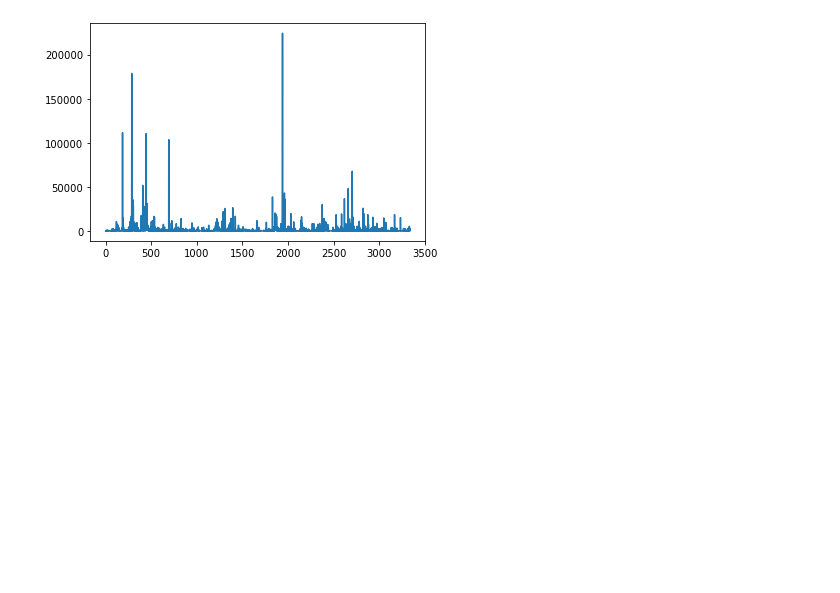
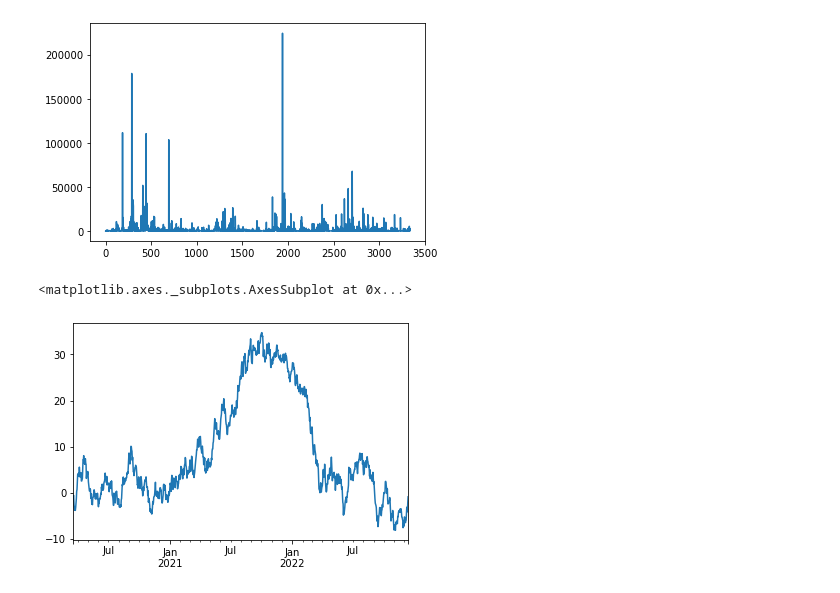
Before and after one commit to Wirt4/Localized-Live-COVID-Data, a Jupyter notebook: Pandas Graph Test.ipynb, the cells around one changed output. Cells and saved outputs as stored; diff of their text form; code cells hidden in the pictures; blank space fills up the shorter version.

```diff
--- a/Pandas Graph Test.ipynb
+++ b/Pandas Graph Test.ipynb
@@ -23,0 +28,8 @@ us_confirmed_df["7/28/20"].plot()
+# %%
+ts = pd.Series(np.random.randn(1000), index=pd.date_range('3/19/2020', periods=1000))
+ts = ts.cumsum()
+# %%
+ts.plot()
+# %% [output]
+<matplotlib.axes._subplots.AxesSubplot at 0x...>
+[figure, added]
```
Also changed, not shown: parts of 1 cell of this notebook.
